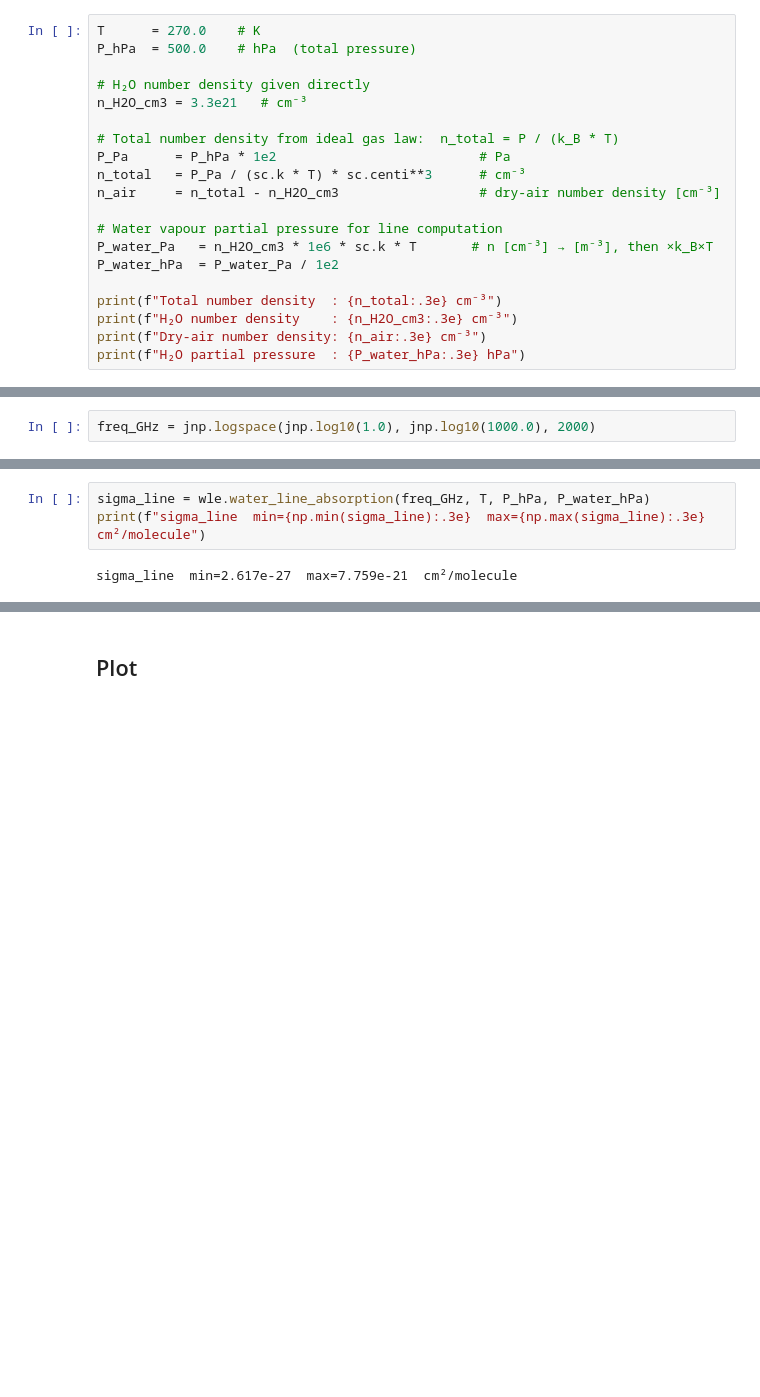
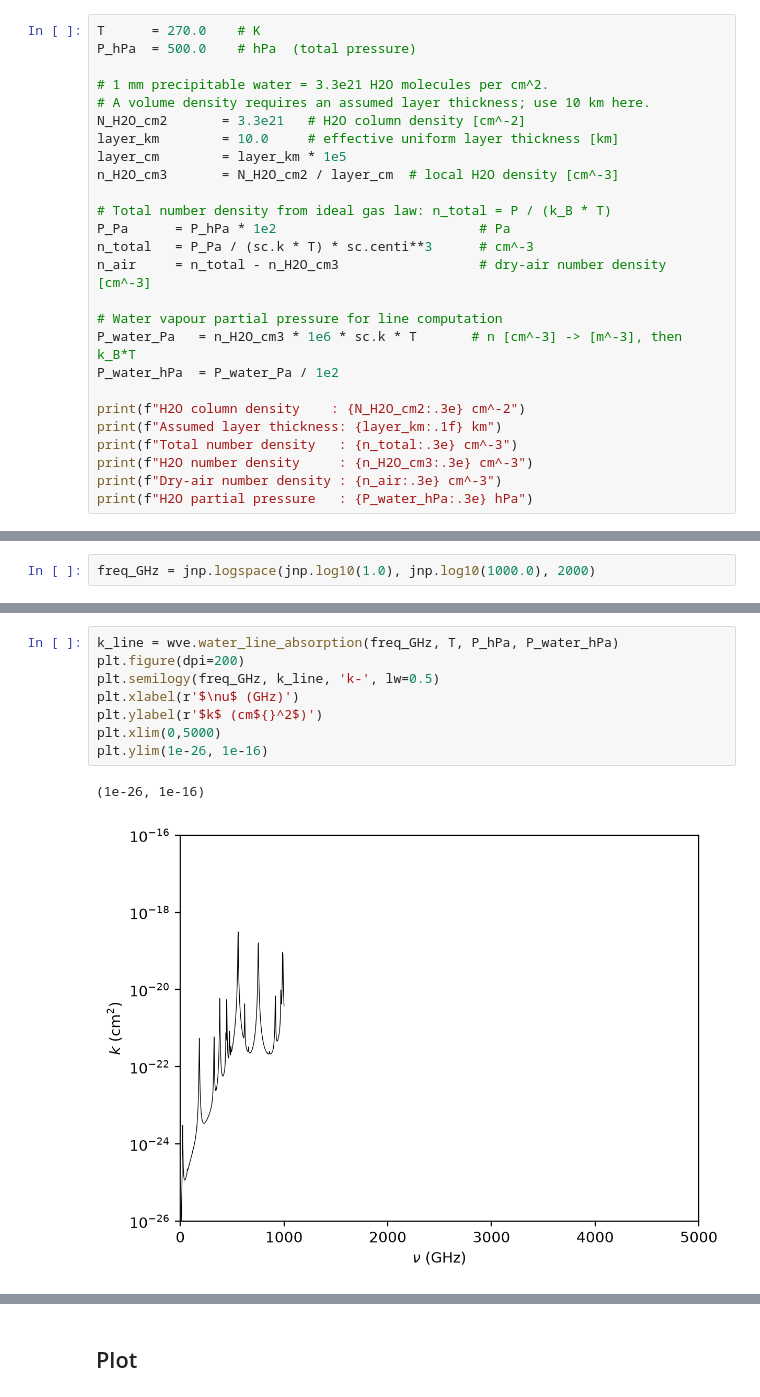
Before and after one commit to 1cosmologist/atmo3, a Jupyter notebook: examples/verify_h2o_absorption.ipynb, the cells around one changed output, grey strips where cells are left out. Saved outputs shown, nothing was run; the diff lists cells and outputs as text; blank space fills up the shorter version.

```diff
--- a/examples/verify_h2o_absorption.ipynb
+++ b/examples/verify_h2o_absorption.ipynb
@@ -38,20 +43,26 @@ from atmo3 import constants as con
 T      = 270.0    # K
 P_hPa  = 500.0    # hPa  (total pressure)
 
-# H₂O number density given directly
-n_H2O_cm3 = 3.3e21   # cm⁻³
+# 1 mm precipitable water = 3.3e21 H2O molecules per cm^2.
+# A volume density requires an assumed layer thickness; use 10 km here.
+N_H2O_cm2       = 3.3e21   # H2O column density [cm^-2]
+layer_km        = 10.0     # effective uniform layer thickness [km]
+layer_cm        = layer_km * 1e5
+n_H2O_cm3       = N_H2O_cm2 / layer_cm  # local H2O density [cm^-3]
 
-# Total number density from ideal gas law:  n_total = P / (k_B * T)
+# Total number density from ideal gas law: n_total = P / (k_B * T)
 P_Pa      = P_hPa * 1e2                          # Pa
-n_total   = P_Pa / (sc.k * T) * sc.centi**3      # cm⁻³
-n_air     = n_total - n_H2O_cm3                  # dry-air number density [cm⁻³]
+n_total   = P_Pa / (sc.k * T) * sc.centi**3      # cm^-3
+n_air     = n_total - n_H2O_cm3                  # dry-air number density [cm^-3]
 
 # Water vapour partial pressure for line computation
-P_water_Pa   = n_H2O_cm3 * 1e6 * sc.k * T       # n [cm⁻³] → [m⁻³], then ×k_B×T
+P_water_Pa   = n_H2O_cm3 * 1e6 * sc.k * T       # n [cm^-3] -> [m^-3], then k_B*T
 P_water_hPa  = P_water_Pa / 1e2
 
-print(f"Total number density  : {n_total:.3e} cm⁻³")
-print(f"H₂O number density    : {n_H2O_cm3:.3e} cm⁻³")
-print(f"Dry-air number density: {n_air:.3e} cm⁻³")
-print(f"H₂O partial pressure  : {P_water_hPa:.3e} hPa")
+print(f"H2O column density    : {N_H2O_cm2:.3e} cm^-2")
+print(f"Assumed layer thickness: {layer_km:.1f} km")
+print(f"Total number density   : {n_total:.3e} cm^-3")
+print(f"H2O number density     : {n_H2O_cm3:.3e} cm^-3")
+print(f"Dry-air number density : {n_air:.3e} cm^-3")
+print(f"H2O partial pressure   : {P_water_hPa:.3e} hPa")
 # %% [output]
@@ -69,5 +84,11 @@ $\sigma_{\rm line}(\nu)$ [cm² molecule⁻¹] — the sum over all HITRAN lines
 # %%
-sigma_line = wle.water_line_absorption(freq_GHz, T, P_hPa, P_water_hPa)
-print(f"sigma_line  min={np.min(sigma_line):.3e}  max={np.max(sigma_line):.3e}  cm²/molecule")
+k_line = wve.water_line_absorption(freq_GHz, T, P_hPa, P_water_hPa)
+plt.figure(dpi=200)
+plt.semilogy(freq_GHz, k_line, 'k-', lw=0.5)
+plt.xlabel(r'$\nu$ (GHz)')
+plt.ylabel(r'$k$ (cm${}^2$)')
+plt.xlim(0,5000)
+plt.ylim(1e-26, 1e-16)
 # %% [output]
-sigma_line  min=2.617e-27  max=7.759e-21  cm²/molecule
+(1e-26, 1e-16)
+[figure, added]
```
Also changed, not shown: parts of 11 cells of this notebook, 10 other files.
